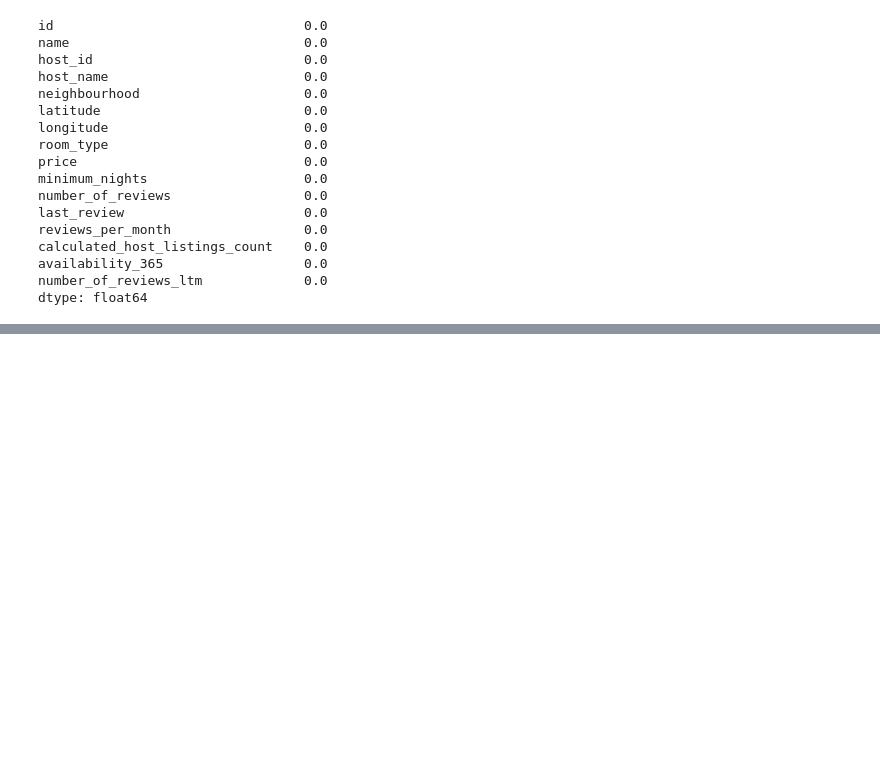
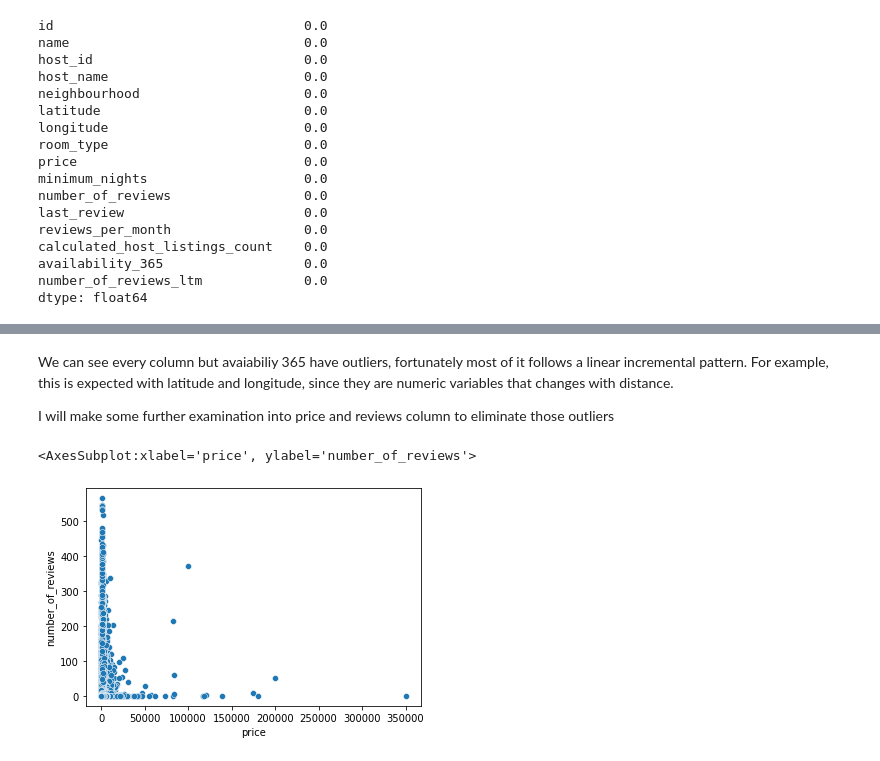
Before and after one commit to adrian-drifter/airbnb_eda_mex, a Jupyter notebook: notebooks/table_exploration.ipynb, the cells around one changed output, grey strips where cells are left out. Cells and saved outputs as stored; diff of their text form; code cells hidden in the pictures; blank space fills up the shorter version.

```diff
--- a/notebooks/table_exploration.ipynb
+++ b/notebooks/table_exploration.ipynb
@@ -135,0 +188,9 @@ dtype: float64
+# %% [markdown]
+We can see every column but avaiabiliy 365 have outliers, fortunately most of it follows a linear incremental pattern. For example, this is expected with latitude and longitude, since they are numeric variables that changes with distance.
+
+I will make some further examination into price and reviews column to eliminate those outliers
+# %%
+sns.scatterplot(list_df['price'],list_df['number_of_reviews'])
+# %% [output]
+<AxesSubplot:xlabel='price', ylabel='number_of_reviews'>
+[figure, added]
```
Also changed, not shown: parts of 12 cells of this notebook.
